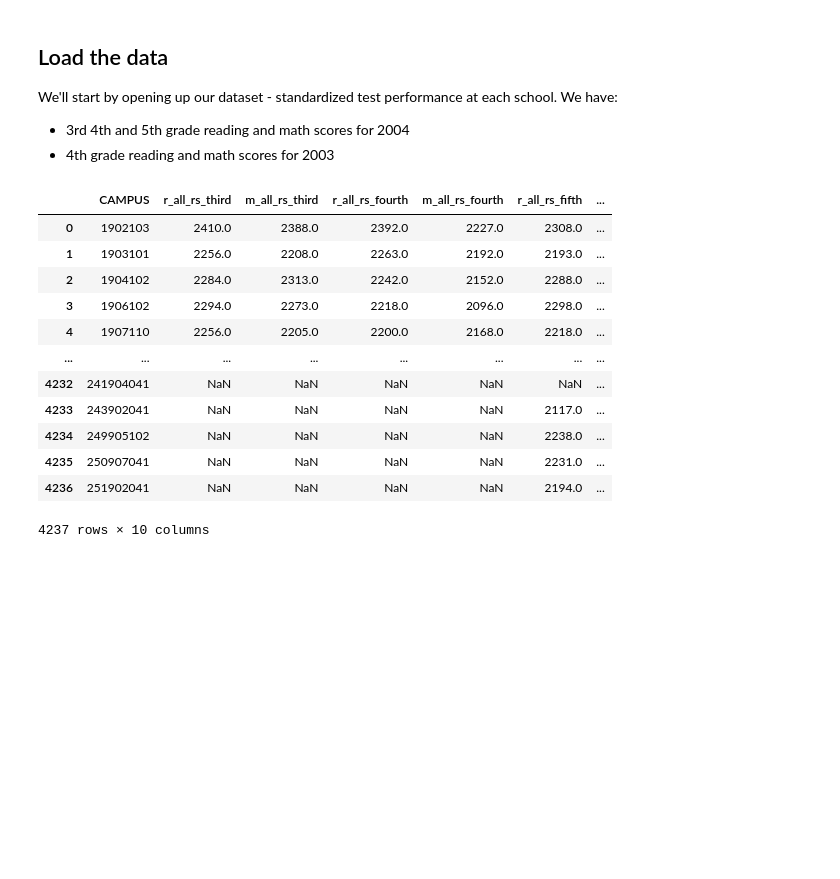
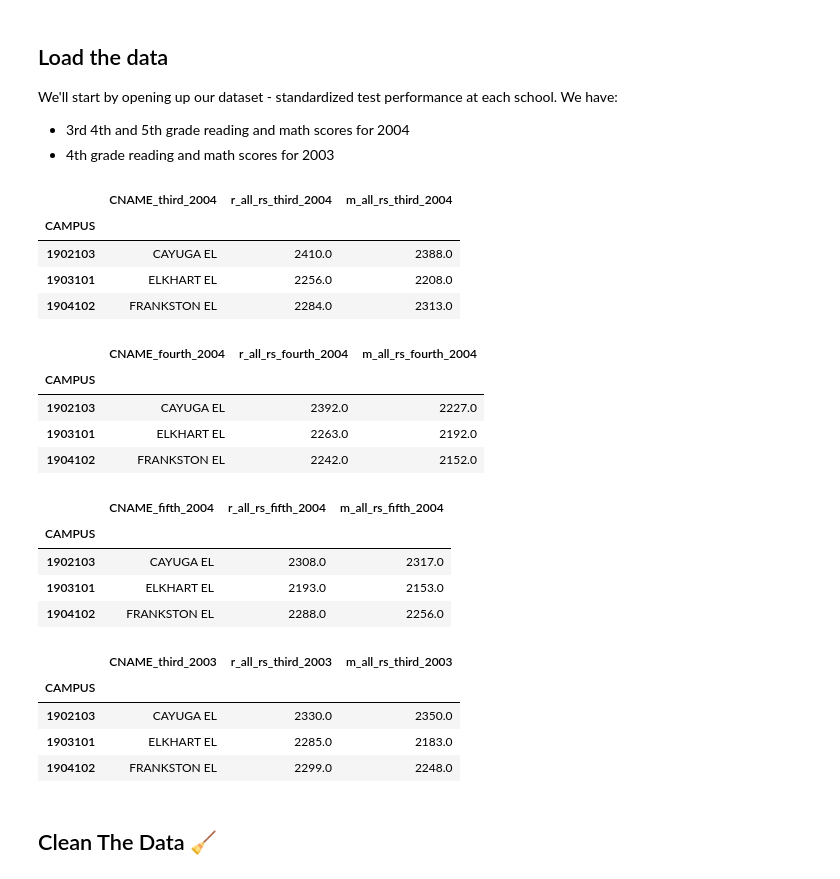
Before and after one commit to data4news/dallas-news-linear-regression, a Jupyter notebook: notebook.ipynb, the cells around one changed output. Saved outputs shown, nothing was run; the diff lists cells and outputs as text; code cells hidden in the pictures; blank space fills up the shorter version.

```diff
--- a/notebook.ipynb
+++ b/notebook.ipynb
@@ -73,32 +93,38 @@ We'll start by opening up our dataset - standardized test performance at each sc
 - 3rd 4th and 5th grade reading and math scores for 2004
 - 4th grade reading and math scores for 2003
 # %%
-df_third_grade_2004 = pd.read_csv("data/cfy04e3.dat", usecols=['r_all_rs', 'm_all_rs', 'CNAME', 'CAMPUS']).set_index('CAMPUS').add_suffix('_third')
-df_fourth_grade_2004 = pd.read_csv("data/cfy04e4.dat", usecols=['r_all_rs', 'm_all_rs', 'CNAME', 'CAMPUS']).set_index('CAMPUS').add_suffix('_fourth')
-df_fifth_grade_2004 = pd.read_csv("data/cfy04e5.dat", usecols=['r_all_rs', 'm_all_rs', 'CNAME', 'CAMPUS']).set_index('CAMPUS').add_suffix('_fifth')
+df_third_grade_2004 = pd.read_csv("data/cfy04e3.dat", usecols=['r_all_rs', 'm_all_rs', 'CNAME', 'CAMPUS']).set_index('CAMPUS').add_suffix('_third_2004')
+df_fourth_grade_2004 = pd.read_csv("data/cfy04e4.dat", usecols=['r_all_rs', 'm_all_rs', 'CNAME', 'CAMPUS']).set_index('CAMPUS').add_suffix('_fourth_2004')
+df_fifth_grade_2004 = pd.read_csv("data/cfy04e5.dat", usecols=['r_all_rs', 'm_all_rs', 'CNAME', 'CAMPUS']).set_index('CAMPUS').add_suffix('_fifth_2004')
 
 # This time I'm also adding fourth grade scores from last year (2003)!
-df_fourth_grade_2003 = pd.read_csv("data/cfy04e3.dat", usecols=['r_all_rs', 'm_all_rs', 'CNAME', 'CAMPUS']).set_index('CAMPUS').add_suffix('_fourth_last_year')
+df_third_grade_2003 = pd.read_csv("data/cfy03e3.dat", usecols=['r_all_rs', 'm_all_rs', 'CNAME', 'CAMPUS']).set_index('CAMPUS').add_suffix('_third_2003')
 
-# Combine the above dataframes, remove duplicate columns
-df = pd.concat([df_third_grade_2004, df_fourth_grade_2004, df_fifth_grade_2004, df_fourth_grade_2003], axis=1)
-df['CNAME'] = df['CNAME_third'].fillna(df['CNAME_fourth']).fillna(df['CNAME_fifth']).fillna(df['CNAME_fourth_last_year'])
-df = df.drop(columns=['CNAME_third', 'CNAME_fourth', 'CNAME_fifth', 'CNAME_fourth_last_year'])
-df = df.reset_index()
-
-# display
-df
+# Display the first 3 rows of each df
+display(df_third_grade_2004.head(3))
+display(df_fourth_grade_2004.head(3))
+display(df_fifth_grade_2004.head(3))
+display(df_third_grade_2003.head(3))
 # %% [output]
-|  | CAMPUS | r_all_rs_third | m_all_rs_third | r_all_rs_fourth | m_all_rs_fourth | r_all_rs_fifth | ... |
-| 0 | 1902103 | 2410.0 | 2388.0 | 2392.0 | 2227.0 | 2308.0 | ... |
-| 1 | 1903101 | 2256.0 | 2208.0 | 2263.0 | 2192.0 | 2193.0 | ... |
-| 2 | 1904102 | 2284.0 | 2313.0 | 2242.0 | 2152.0 | 2288.0 | ... |
-| 3 | 1906102 | 2294.0 | 2273.0 | 2218.0 | 2096.0 | 2298.0 | ... |
-| 4 | 1907110 | 2256.0 | 2205.0 | 2200.0 | 2168.0 | 2218.0 | ... |
-| ... | ... | ... | ... | ... | ... | ... | ... |
-| 4232 | 241904041 | NaN | NaN | NaN | NaN | NaN | ... |
-| 4233 | 243902041 | NaN | NaN | NaN | NaN | 2117.0 | ... |
-| 4234 | 249905102 | NaN | NaN | NaN | NaN | 2238.0 | ... |
-| 4235 | 250907041 | NaN | NaN | NaN | NaN | 2231.0 | ... |
-| 4236 | 251902041 | NaN | NaN | NaN | NaN | 2194.0 | ... |
+|  | CNAME_third_2004 | r_all_rs_third_2004 | m_all_rs_third_2004 |
+| CAMPUS |  |  |  |
+| 1902103 | CAYUGA EL | 2410.0 | 2388.0 |
+| 1903101 | ELKHART EL | 2256.0 | 2208.0 |
+| 1904102 | FRANKSTON EL | 2284.0 | 2313.0 |
-4237 rows × 10 columns
+|  | CNAME_fourth_2004 | r_all_rs_fourth_2004 | m_all_rs_fourth_2004 |
+| CAMPUS |  |  |  |
+| 1902103 | CAYUGA EL | 2392.0 | 2227.0 |
+| 1903101 | ELKHART EL | 2263.0 | 2192.0 |
+| 1904102 | FRANKSTON EL | 2242.0 | 2152.0 |
+|  | CNAME_fifth_2004 | r_all_rs_fifth_2004 | m_all_rs_fifth_2004 |
+| CAMPUS |  |  |  |
+| 1902103 | CAYUGA EL | 2308.0 | 2317.0 |
+| 1903101 | ELKHART EL | 2193.0 | 2153.0 |
+| 1904102 | FRANKSTON EL | 2288.0 | 2256.0 |
+|  | CNAME_third_2003 | r_all_rs_third_2003 | m_all_rs_third_2003 |
+| CAMPUS |  |  |  |
+| 1902103 | CAYUGA EL | 2330.0 | 2350.0 |
+| 1903101 | ELKHART EL | 2285.0 | 2183.0 |
+| 1904102 | FRANKSTON EL | 2299.0 | 2248.0 |
+# %% [markdown]
+## Clean The Data 🧹
```
Also changed, not shown: parts of 45 cells of this notebook.
